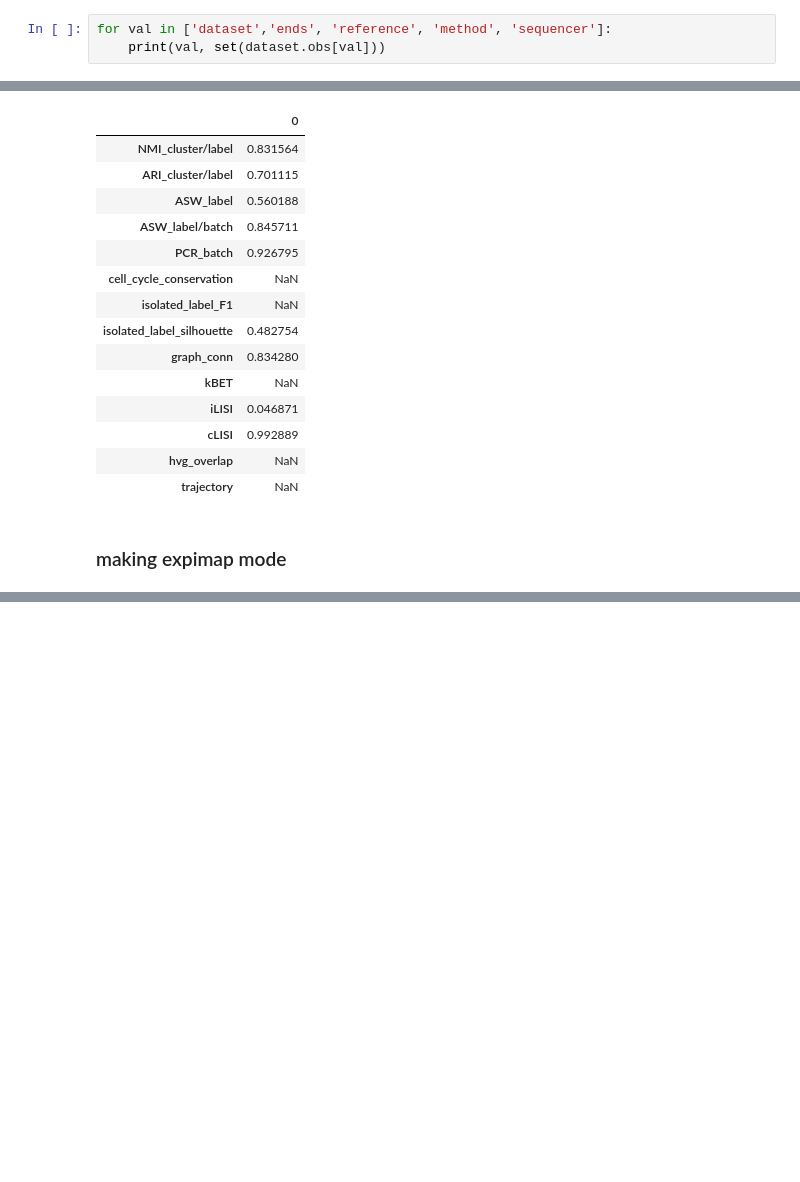
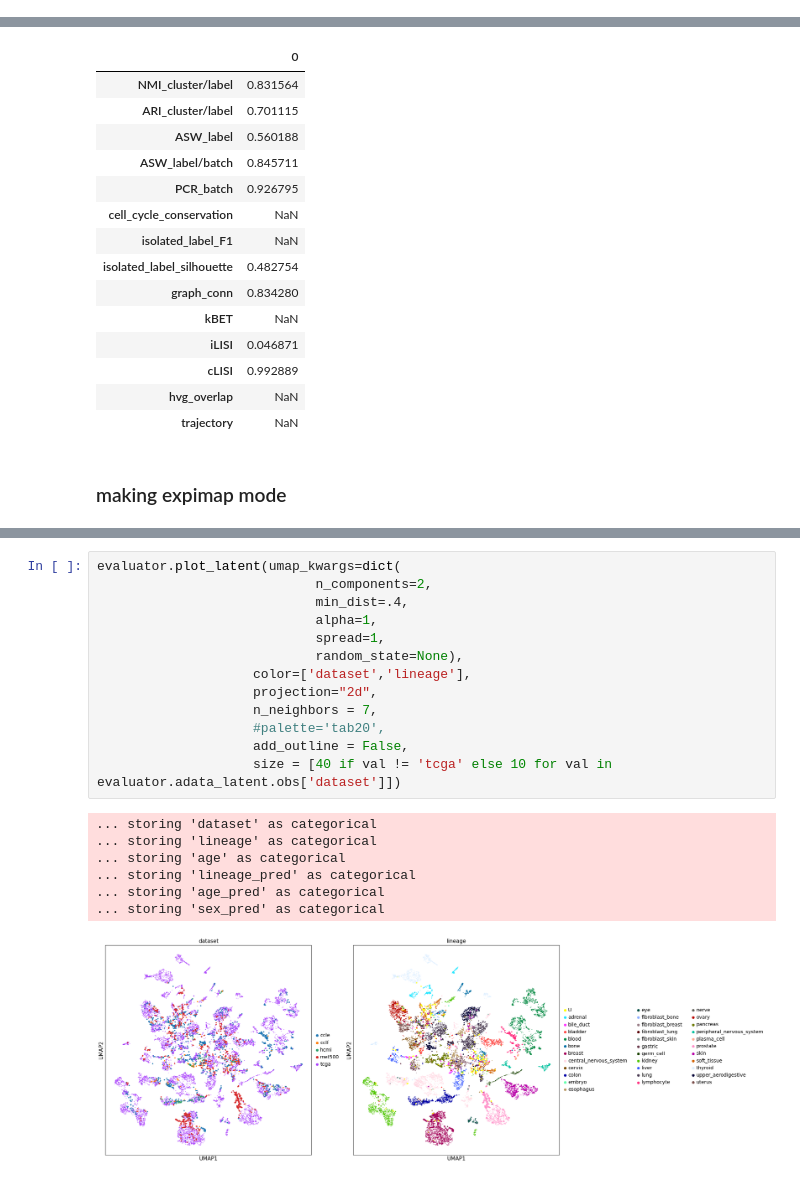
Before and after one commit to broadinstitute/celligner2, a Jupyter notebook: Celligner2-trial-3.ipynb, the cells around one changed output, grey strips where cells are left out. Cells and saved outputs as stored; diff of their text form; blank space fills up the shorter version.

```diff
--- a/Celligner2-trial-3.ipynb
+++ b/Celligner2-trial-3.ipynb
@@ -66,3 +41,0 @@ dataset = AnnData(dataset.X[~loc.values], dataset.obs[~loc], dataset.var)
-# %%
-for val in ['dataset','ends', 'reference', 'method', 'sequencer']:
-    print(val, set(dataset.obs[val]))
@@ -645,0 +534,21 @@ cl2.train(
+# %%
+evaluator.plot_latent(umap_kwargs=dict(
+                            n_components=2,
+                            min_dist=.4,
+                            alpha=1,
+                            spread=1,
+                            random_state=None),
+                    color=['dataset','lineage'],
+                    projection="2d",
+                    n_neighbors = 7,
+                    #palette='tab20',
+                    add_outline = False,
+                    size = [40 if val != 'tcga' else 10 for val in evaluator.adata_latent.obs['dataset']])
+# %% [output]
+... storing 'dataset' as categorical
+... storing 'lineage' as categorical
+... storing 'age' as categorical
+... storing 'lineage_pred' as categorical
+... storing 'age_pred' as categorical
+... storing 'sex_pred' as categorical
+[figure, added]
```
Also changed, not shown: parts of 38 cells of this notebook, 6 other files.
